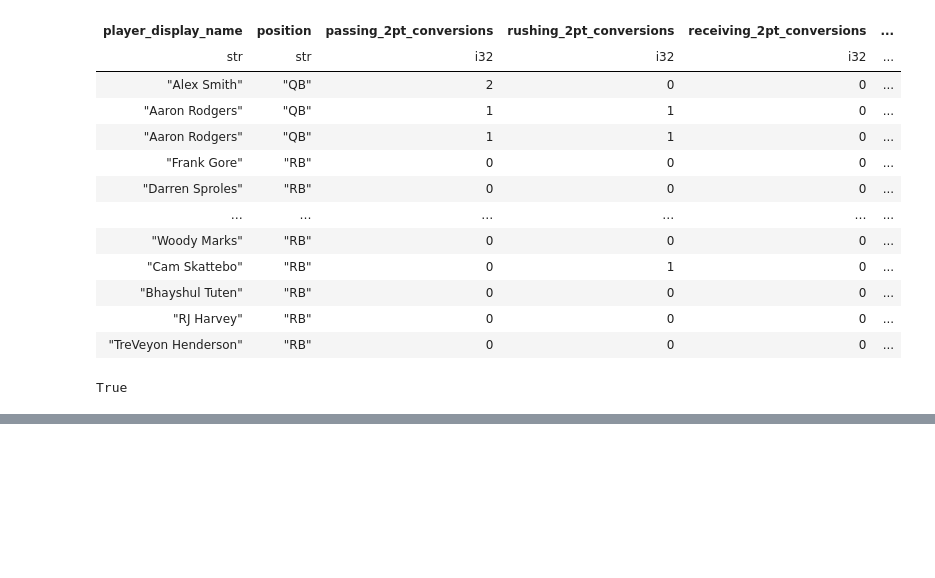
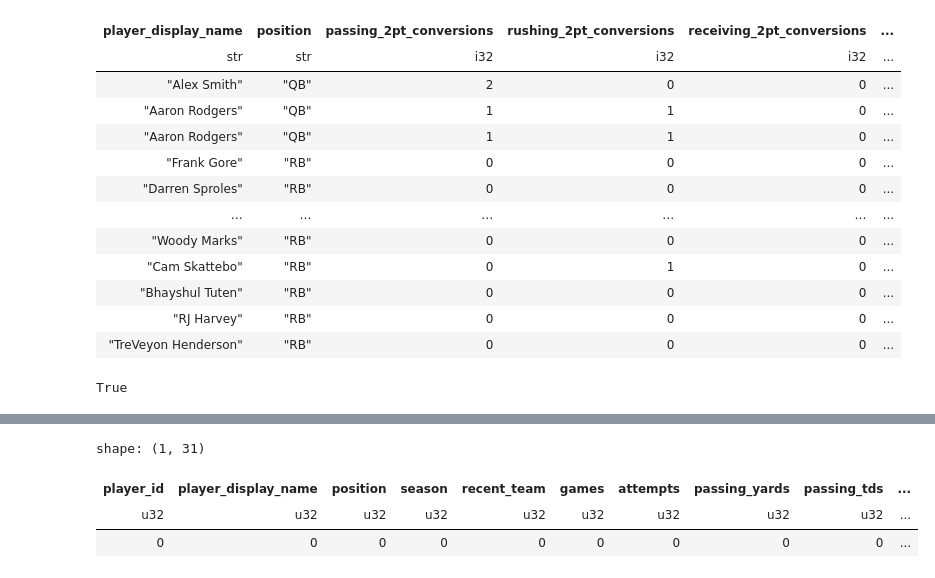
Before and after one commit to thjquinn/fantasy-football-projection-model, a Jupyter notebook: notebooks/01_data_collection.ipynb, the cells around one changed output, grey strips where cells are left out. Saved outputs shown, nothing was run; the diff lists cells and outputs as text; code cells hidden in the pictures; blank space fills up the shorter version.

Commit message:
Clean historical player data and validate PPR scoring

```diff
--- a/notebooks/01_data_collection.ipynb
+++ b/notebooks/01_data_collection.ipynb
@@ -304,0 +374,8 @@ True
+# %%
+# 7. Check null counts
+player_stats_core.null_count()
+# %% [output]
+shape: (1, 31)
+| player_id | player_display_name | position | season | recent_team | games | attempts | passing_yards | passing_tds | ... |
+| u32 | u32 | u32 | u32 | u32 | u32 | u32 | u32 | u32 | ... |
+| 0 | 0 | 0 | 0 | 0 | 0 | 0 | 0 | 0 | ... |
```
Also changed, not shown: parts of 7 cells of this notebook, 2 other files.
